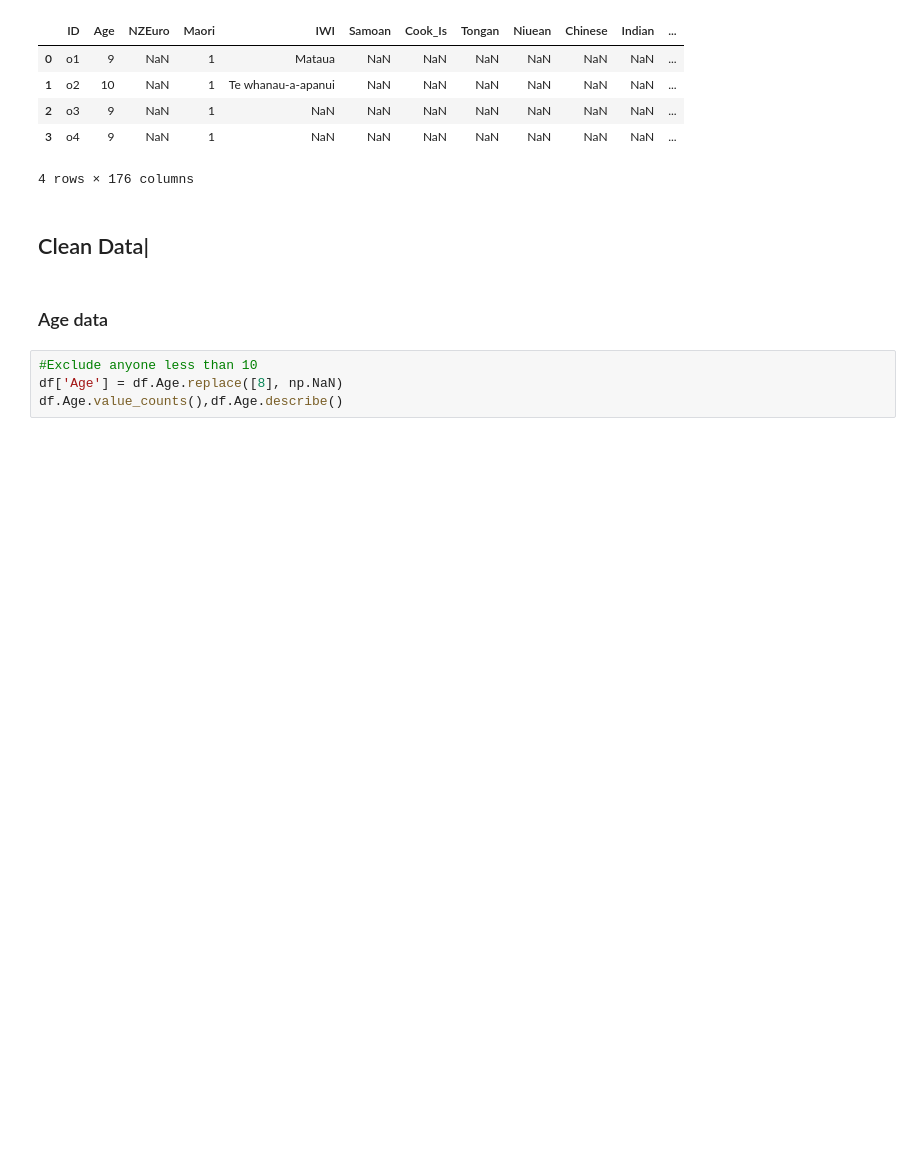
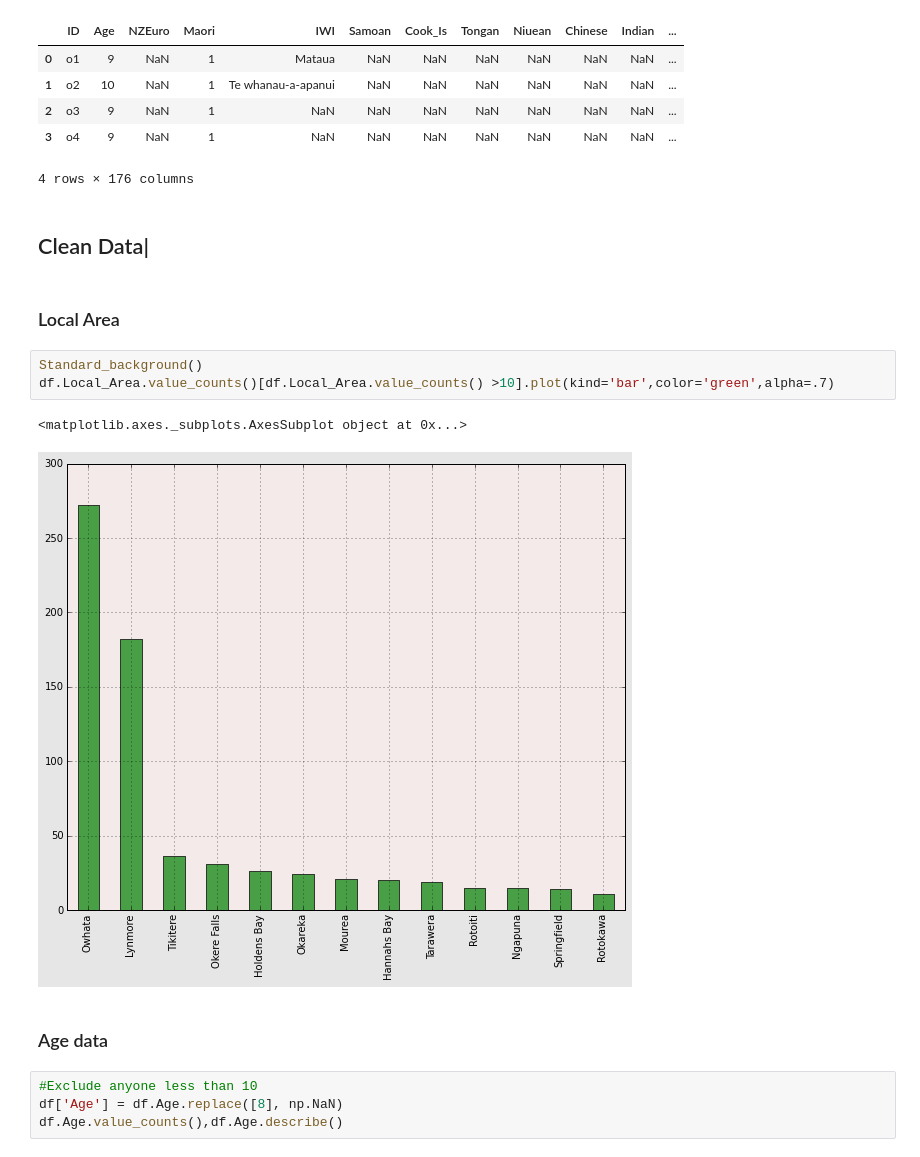
Before and after one commit to hillbs/Differential-Equations-and-Linear-Algebra, a Jupyter notebook: Youth_survey_git.ipynb, the cells around one changed output. Drawn from its saved outputs; the diff is of its cells as text; blank space fills up the shorter version.

Commit message:
Update
Updated plots
Added some textual comment.

```diff
--- a/Youth_survey_git.ipynb
+++ b/Youth_survey_git.ipynb
@@ -27,6 +66,14 @@ df.head(4)
 4 rows × 176 columns
 # %% [markdown]
 ## Clean Data|
+# %% [markdown]
+### Local Area
+# %%
+Standard_background()
+df.Local_Area.value_counts()[df.Local_Area.value_counts() >10].plot(kind='bar',color='green',alpha=.7)
+# %% [output]
+<matplotlib.axes._subplots.AxesSubplot object at 0x...>
+[figure, added]
 # %% [markdown]
 ### Age data
 # %%
```
Also changed, not shown: parts of 28 cells of this notebook.
